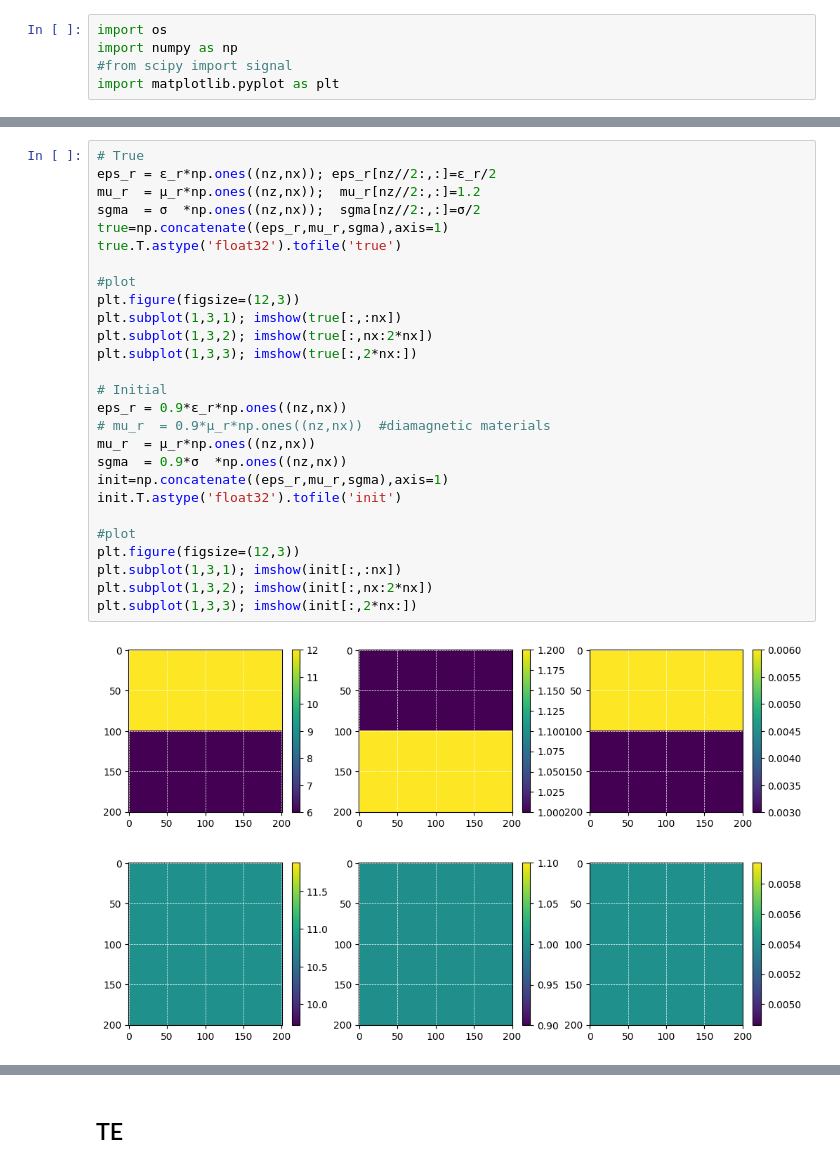
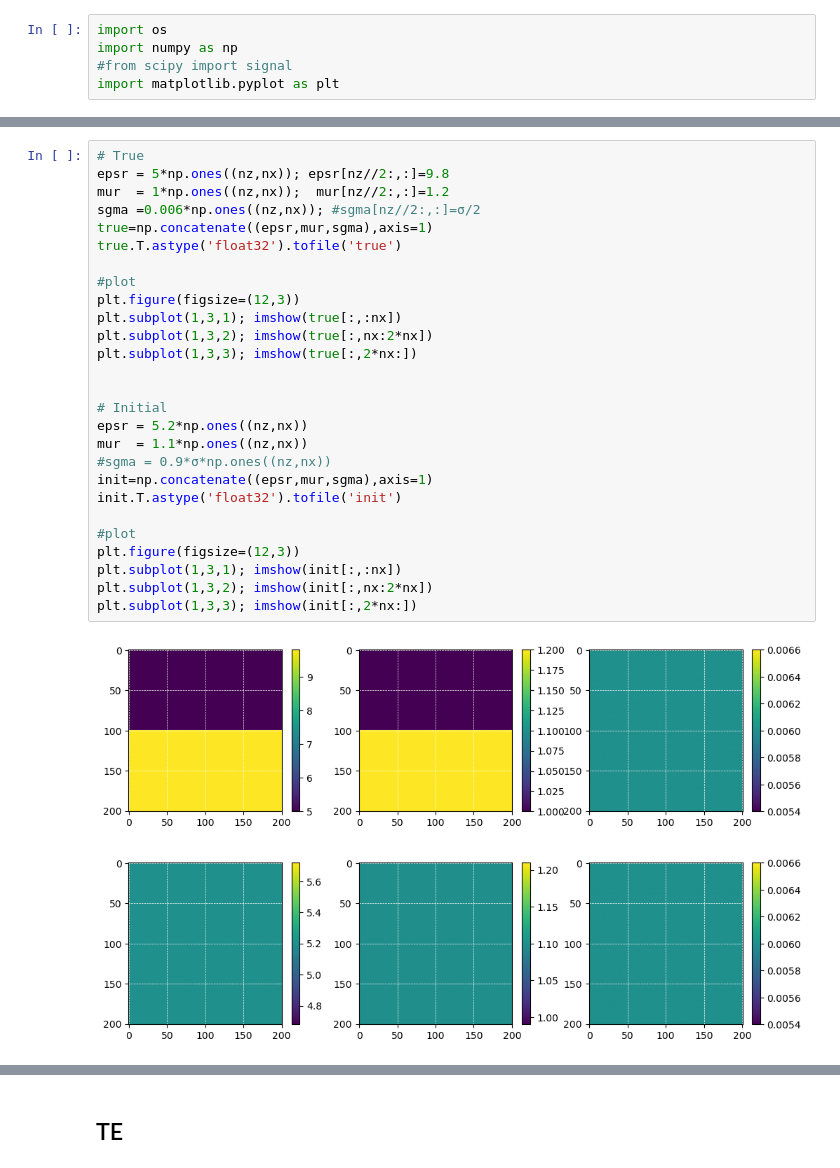
Before and after one commit to joeyartech/SeisJIMU, a Jupyter notebook: Demo/04_GradientTest/go_TE.ipynb, the cells around one changed output, grey strips where cells are left out. Drawn from its saved outputs; the diff is of its cells as text.

Commit message:
change convention: default inv par from abs eps, mu to epsr, mur; GradentTest not yet passed

```diff
--- a/Demo/04_GradientTest/go_TE.ipynb
+++ b/Demo/04_GradientTest/go_TE.ipynb
@@ -95,31 +99,31 @@ def run(app='../../exe/GradientTest',setup='setup',np=1,nthreads=4,out=None):
         !./run.sh > {out}
 # %%
 # True
-eps_r = ε_r*np.ones((nz,nx)); eps_r[nz//2:,:]=ε_r/2
-mu_r  = μ_r*np.ones((nz,nx));  mu_r[nz//2:,:]=1.2
-sgma  = σ  *np.ones((nz,nx));  sgma[nz//2:,:]=σ/2
-true=np.concatenate((eps_r,mu_r,sgma),axis=1)
+epsr = 5*np.ones((nz,nx)); epsr[nz//2:,:]=9.8
+mur  = 1*np.ones((nz,nx));  mur[nz//2:,:]=1.2
+sgma =0.006*np.ones((nz,nx)); #sgma[nz//2:,:]=σ/2
+true=np.concatenate((epsr,mur,sgma),axis=1)
 true.T.astype('float32').tofile('true')
 
 #plot
 plt.figure(figsize=(12,3))
 plt.subplot(1,3,1); imshow(true[:,:nx])
 plt.subplot(1,3,2); imshow(true[:,nx:2*nx])
 plt.subplot(1,3,3); imshow(true[:,2*nx:])
 
+
 # Initial
-eps_r = 0.9*ε_r*np.ones((nz,nx))
-# mu_r  = 0.9*μ_r*np.ones((nz,nx))  #diamagnetic materials
-mu_r  = μ_r*np.ones((nz,nx))
-sgma  = 0.9*σ  *np.ones((nz,nx))
-init=np.concatenate((eps_r,mu_r,sgma),axis=1)
+epsr = 5.2*np.ones((nz,nx))
+mur  = 1.1*np.ones((nz,nx))
+#sgma = 0.9*σ*np.ones((nz,nx))
+init=np.concatenate((epsr,mur,sgma),axis=1)
 init.T.astype('float32').tofile('init')
 
 #plot
 plt.figure(figsize=(12,3))
 plt.subplot(1,3,1); imshow(init[:,:nx])
 plt.subplot(1,3,2); imshow(init[:,nx:2*nx])
 plt.subplot(1,3,3); imshow(init[:,2*nx:])
 # %% [output]
-[figure, old version]
+[figure, new version]
-[figure, old version]
+[figure, new version]
```
Also changed, not shown: parts of 29 cells of this notebook, 12 other files.
